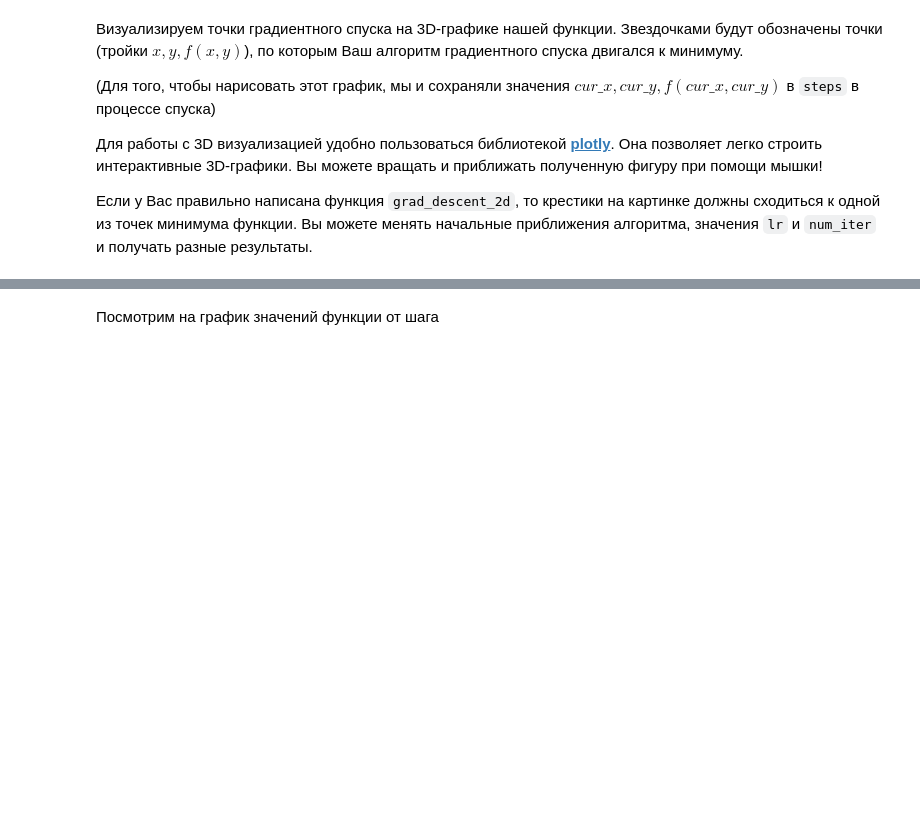
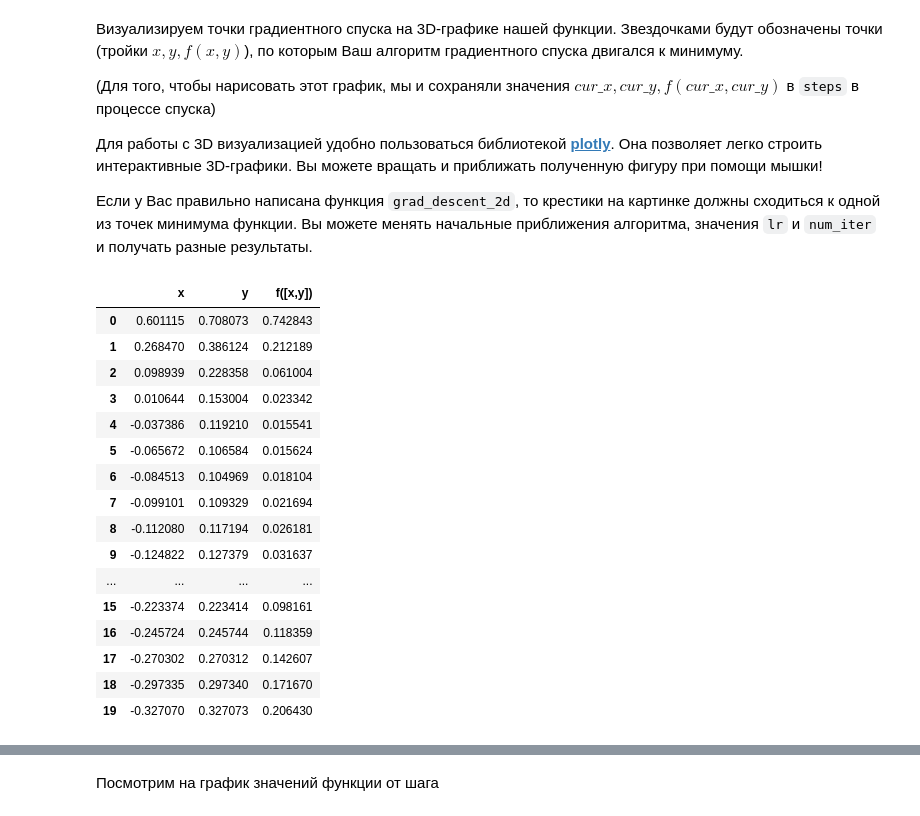
Before and after one commit to Ggh13/DLS_2025, a Jupyter notebook: week_02_linear_models/Homework/hw_2_linear_models.ipynb, the cells around one changed output, grey strips where cells are left out. Drawn from its saved outputs; the diff is of its cells as text; code cells hidden in the pictures; blank space fills up the shorter version.

```diff
--- a/week_02_linear_models/Homework/hw_2_linear_models.ipynb
+++ b/week_02_linear_models/Homework/hw_2_linear_models.ipynb
@@ -77,6 +77,9 @@ def grad_f(r):
     :param r: np.array[2]: float вектор длины 2
     :return: np.array[2]: float вектор длины 2
     """
-    return np.array([2 * r[0] + 3 * r[1], 2 * r[1] + 3 * r[0] ])
+    x, y = r
+    df_dx = 2*x + 3*y
+    df_dy = 3*x + 2*y
+    return np.array([df_dx, df_dy])
 # %%
 # Проверим, что градиент принимает вектор из двух чисел и выдает на этой точке верное значение
@@ -94,6 +101,7 @@ def grad_descent_2d(f, grad_f, lr, num_iter=100, r0=None):
 
         :return: np.array[num_iter, 2] пары вида (r, f(r))
     """
+
     if r0 is None:
         r0 = np.random.random(2)
 
@@ -107,7 +115,7 @@ def grad_descent_2d(f, grad_f, lr, num_iter=100, r0=None):
         history.append(entry)
 
         # curr_r - текущие значения аргумента в процессе градиентного спуска
-        curr_r -= # YOUR CODE. Не забудьте про lr!
+        curr_r -= grad_f(curr_r) * (lr) # YOUR CODE. Не забудьте про lr!
 
     return np.vstack(history)
 # %% [markdown]
@@ -125,9 +133,27 @@ steps = grad_descent_2d(f, grad_f, lr=0.1, num_iter=20)
 # %%
 # Посмотрим, что из себя предствавляет вывод функции:
 steps
 
 # Для большей наглядности можно сконвертировать данные в формат pandas.DataFrame и добавить подписи к столбцам. Для этого раскоментируйте код ниже:
-#pd.DataFrame(data = steps, columns=['x', 'y', 'f([x,y])'])
+pd.DataFrame(data = steps, columns=['x', 'y', 'f([x,y])'])
+# %% [output]
+|  | x | y | f([x,y]) |
+| 0 | 0.601115 | 0.708073 | 0.742843 |
+| 1 | 0.268470 | 0.386124 | 0.212189 |
+| 2 | 0.098939 | 0.228358 | 0.061004 |
+| 3 | 0.010644 | 0.153004 | 0.023342 |
+| 4 | -0.037386 | 0.119210 | 0.015541 |
+| 5 | -0.065672 | 0.106584 | 0.015624 |
+| 6 | -0.084513 | 0.104969 | 0.018104 |
+| 7 | -0.099101 | 0.109329 | 0.021694 |
+| 8 | -0.112080 | 0.117194 | 0.026181 |
+| 9 | -0.124822 | 0.127379 | 0.031637 |
+| ... | ... | ... | ... |
+| 15 | -0.223374 | 0.223414 | 0.098161 |
+| 16 | -0.245724 | 0.245744 | 0.118359 |
+| 17 | -0.270302 | 0.270312 | 0.142607 |
+| 18 | -0.297335 | 0.297340 | 0.171670 |
+| 19 | -0.327070 | 0.327073 | 0.206430 |
 # %%
 import numpy as np
 import plotly.graph_objects as go
```
Also changed, not shown: parts of 6 cells of this notebook.
